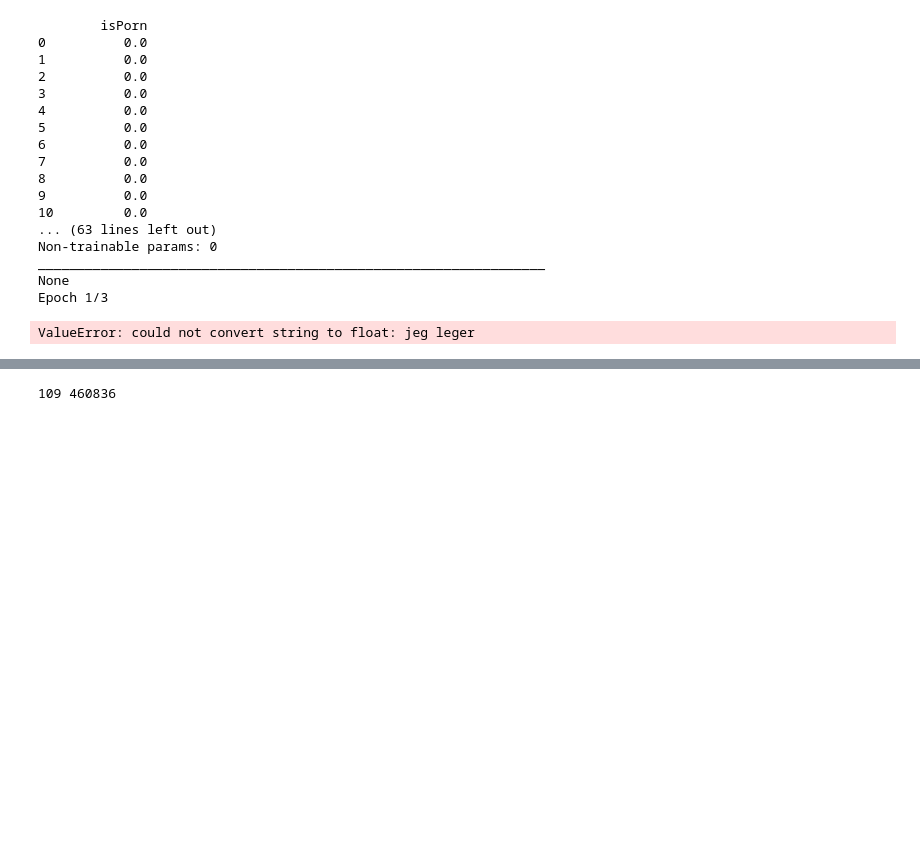
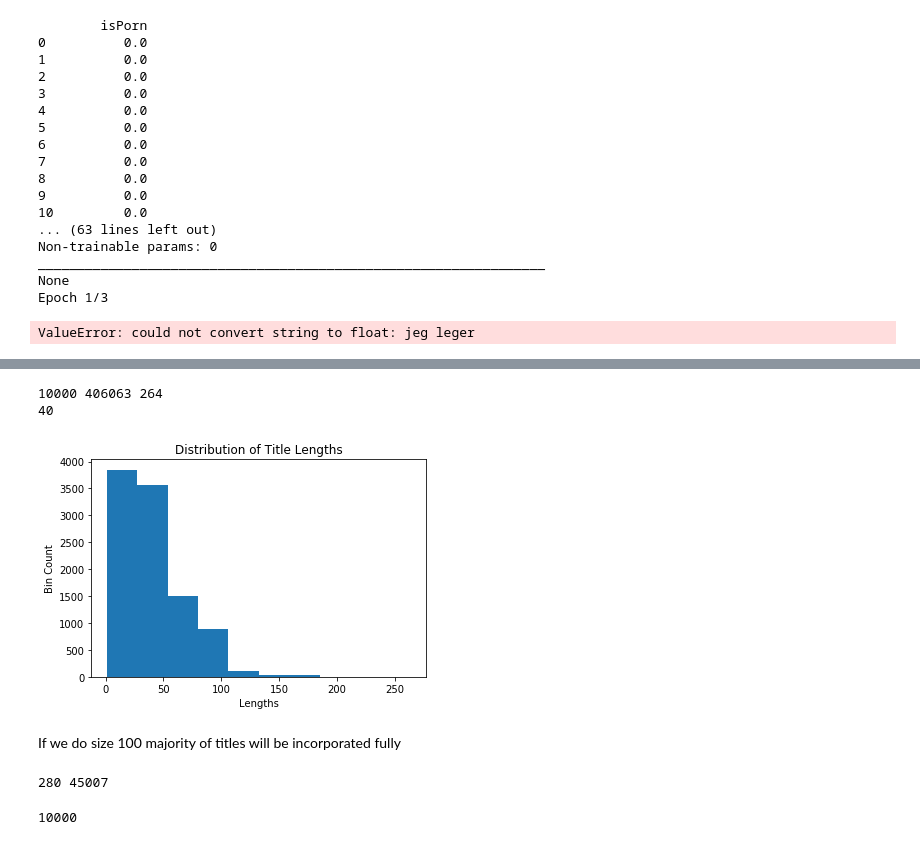
Before and after one commit to alpaca97/PornographyClassifier, a Jupyter notebook: BDPP_SH.ipynb, the cells around one changed output, grey strips where cells are left out. Saved outputs shown, nothing was run; the diff lists cells and outputs as text; code cells hidden in the pictures; blank space fills up the shorter version.

```diff
--- a/BDPP_SH.ipynb
+++ b/BDPP_SH.ipynb
@@ -220,15 +233,41 @@ print char_index
 # %%
 maxlength = 0
-maxindex = 0
+totallength = 0
 count = 0
-for title in full_pornarray[:,0]:
+lengths = []
+for title in titleslist:
     currentlength = len(title)
     if currentlength > maxlength:
         maxlength = currentlength
-        maxindex = count
+    lengths.append(currentlength)
+    totallength += currentlength
     count += 1
+print count, totallength, maxlength
+avg = totallength/count
+print avg
+# %% [output]
+10000 406063 264
+40
+# %%
+from matplotlib import pyplot as plt
+
+plt.hist(lengths)
+plt.title("Distribution of Title Lengths")
+plt.xlabel("Lengths")
+plt.ylabel("Bin Count")
+plt.show()
+# %% [output]
+[figure, added]
+# %% [markdown]
+If we do size 100 majority of titles will be incorporated fully
 # %%
 # longest title
 print maxlength, maxindex
 # %% [output]
-109 460836
+280 45007
+# %%
+# combining youtube and porn titles
+titleslist = list(youTubearray[:5000,0]) + list(full_pornarray[:5000,0])
+len(titleslist)
+# %% [output]
+10000
```
Also changed, not shown: parts of 9 cells of this notebook.
